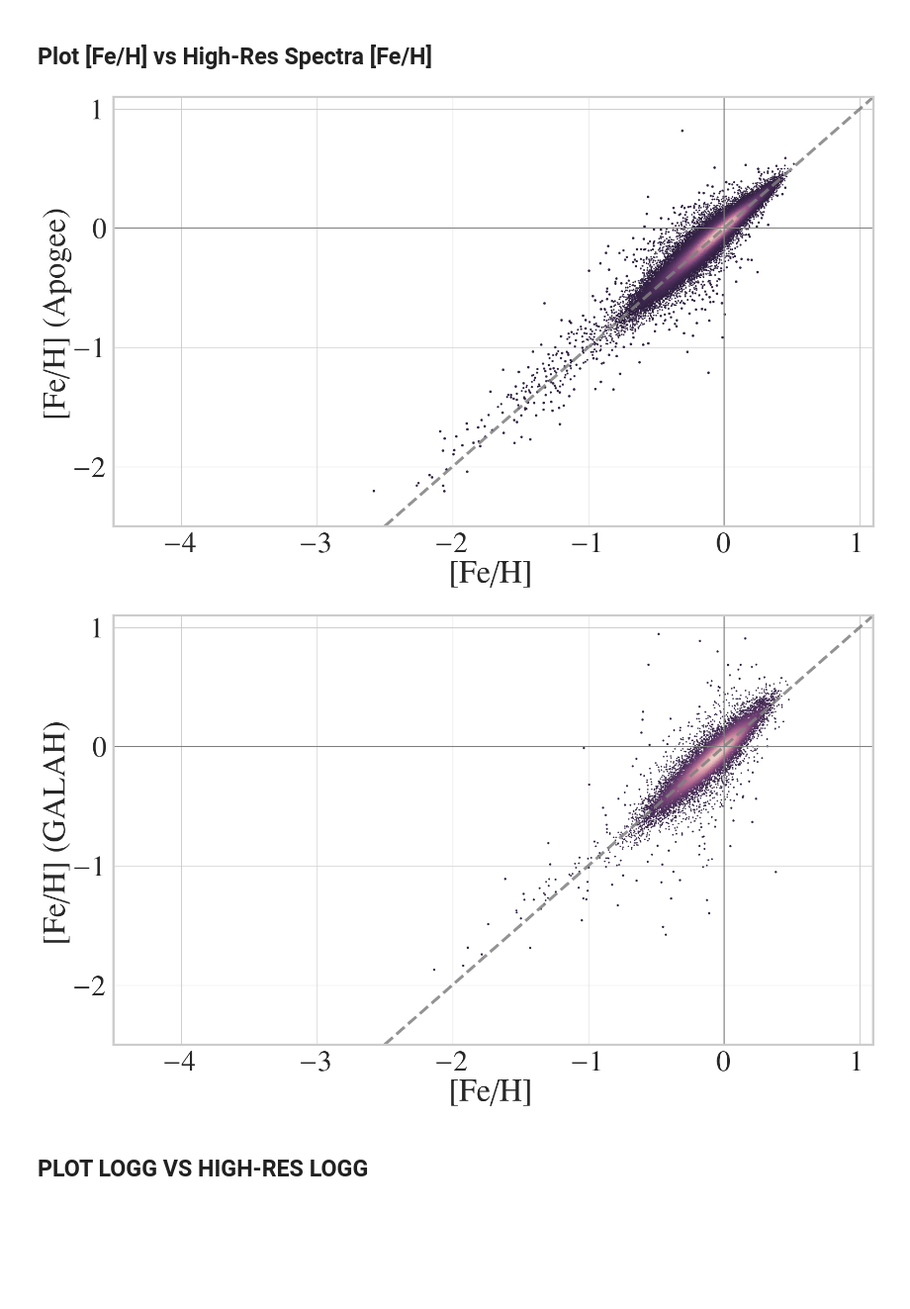
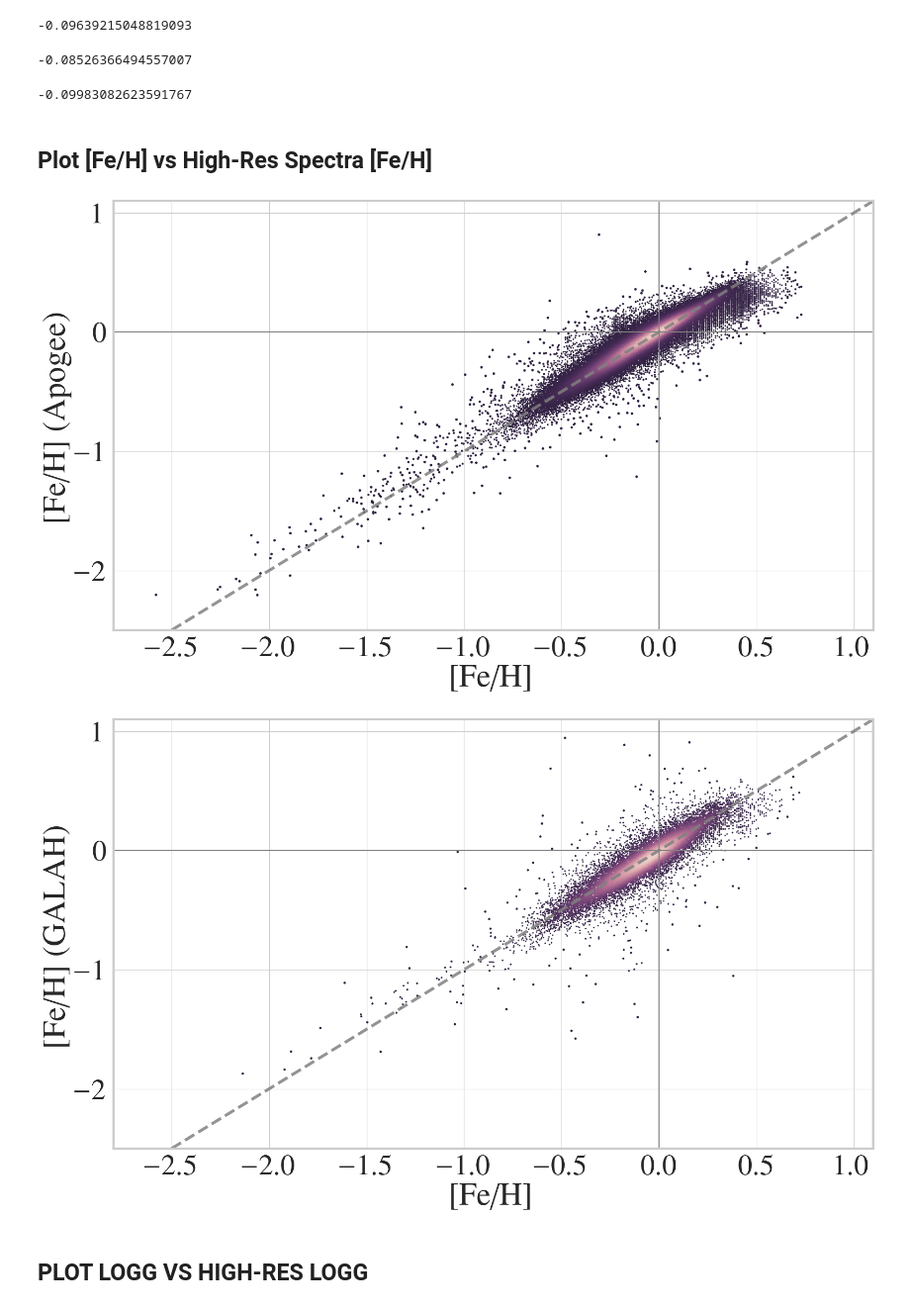
Before and after one commit to ChrisBoettner/plato, a Jupyter notebook: notebooks/A_survey_comparison.ipynb, the cells around one changed output. Shown at 99% size. Drawn from its saved outputs; the diff is of its cells as text; code cells hidden in the pictures; blank space fills up the shorter version.

```diff
--- a/notebooks/A_survey_comparison.ipynb
+++ b/notebooks/A_survey_comparison.ipynb
@@ -34,3 +40,15 @@ data = pd.read_csv(
+# %%
+data["[Fe/H]"].mean()
+# %% [output]
+-0.09639215048819093
+# %%
+data["[Fe/H]_apogee"].mean()
+# %% [output]
+-0.08526366494557007
+# %%
+data["[Fe/H]_galah"].mean()
+# %% [output]
+-0.09983082623591767
 # %% [markdown]
 ## Plot [Fe/H] vs High-Res Spectra [Fe/H]
 # %%
@@ -48,42 +66,42 @@ for dataset, name in {"_apogee": "(Apogee)", "_galah": "(GALAH)"}.items():
         s=np.clip(np.sqrt(1 / kernel), 4, 12),
         rasterized=True,
     )
-    xlim = (-4.5, 1.1)
+    xlim = (-2.8, 1.1)
     ylim = (-2.5, 1.1)
 
     metallicity_scatter.axvline(
         0,
         color="grey",
         linewidth=1.5,
     )
     metallicity_scatter.axhline(
         0,
         color="grey",
         linewidth=1.5,
     )
     metallicity_scatter.plot(
         [ylim[0], xlim[1]],
         [ylim[0], xlim[1]],
         color="grey",
         linewidth=4,
         linestyle="--",
         alpha=0.85,
         rasterized=True,
     )
 
     metallicity_scatter.set_xlim(xlim)
     metallicity_scatter.set_ylim(ylim)
     metallicity_scatter.set_ylabel(f"[Fe/H] {name}")
 
     FigureProcessor(metallicity_scatter).save(
         f"metallicity_scatterplot{dataset}.pdf",
         figure_directory=figure_directory,
         save=save,
     )
     plt.show()
 # %% [output]
-[figure, old version]
+[figure, new version]
-[figure, old version]
+[figure, new version]
 # %% [markdown]
 ## PLOT LOGG VS HIGH-RES LOGG
 # %%
```
Also changed, not shown: parts of 2 cells of this notebook, 35 other files.
